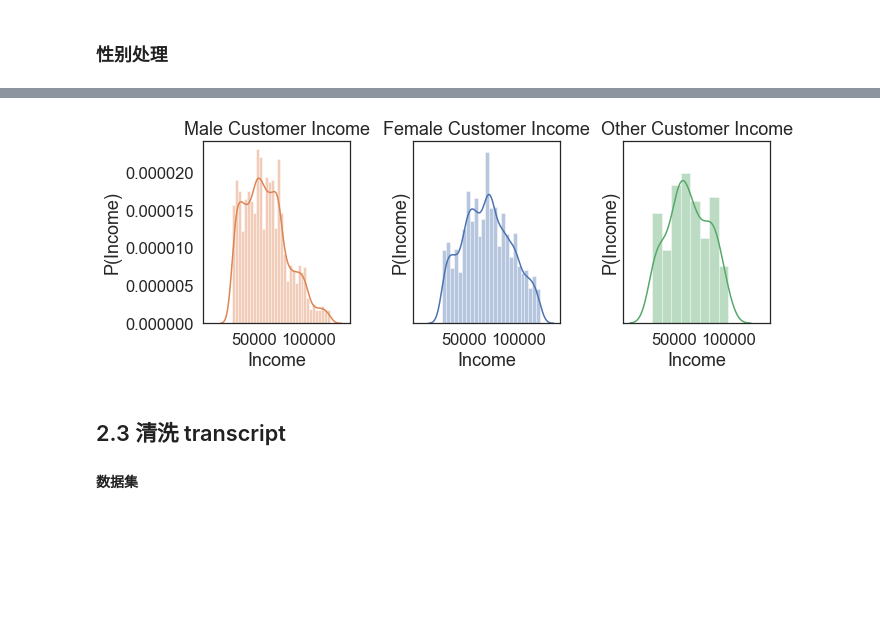
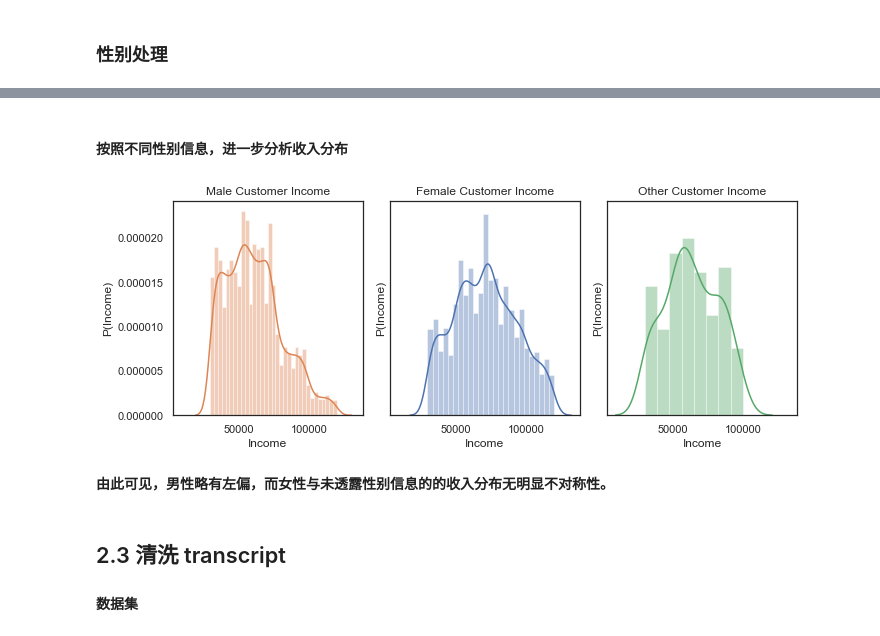
Before and after one commit to flamever2015/Starbucks_Capstone, a Jupyter notebook: Starbucks_Capstone_notebook-zh.ipynb, the cells around one changed output, grey strips where cells are left out. Drawn from its saved outputs; the diff is of its cells as text; code cells hidden in the pictures; blank space fills up the shorter version.

```diff
--- a/Starbucks_Capstone_notebook-zh.ipynb
+++ b/Starbucks_Capstone_notebook-zh.ipynb
@@ -375,42 +375,46 @@ plt.show()
+# %% [markdown]
+#### 按照不同性别信息，进一步分析收入分布
 # %%
 male_customers = profile[profile['M'] == 1]
 female_customers = profile[profile['F'] == 1]
 other_customers=profile[profile['O'] == 1]
 current_palette = sns.color_palette()
 
-sns.set(font_scale=1.5)
+sns.set(font_scale=1)
 sns.set_style('white')
 
 fig, ax = plt.subplots(figsize=(10, 4),
                        nrows=1,
                        ncols=3,
                        sharex=True,
                        sharey=True)
 
 plt.sca(ax[0])
 sns.distplot(male_customers['income'],
              color=current_palette[1])
 plt.xlabel('Income')
 plt.ylabel('P(Income)')
 plt.title('Male Customer Income')
 
 plt.sca(ax[1])
 sns.distplot(female_customers['income'],
              color=current_palette[0])
 plt.xlabel('Income')
 plt.ylabel('P(Income)')
 plt.title('Female Customer Income')
 
 plt.sca(ax[2])
 sns.distplot(other_customers['income'],
              color=current_palette[2])
 plt.xlabel('Income')
 plt.ylabel('P(Income)')
 plt.title('Other Customer Income')
 
 plt.tight_layout()
 # %% [output]
-[figure, old version]
+[figure, new version]
+# %% [markdown]
+**由此可见，男性略有左偏，而女性与未透露性别信息的的收入分布无明显不对称性。**
 # %% [markdown]
 ## 2.3 清洗 transcript
 #### 数据集
```
Also changed, not shown: parts of 61 cells of this notebook, 8 other files.
